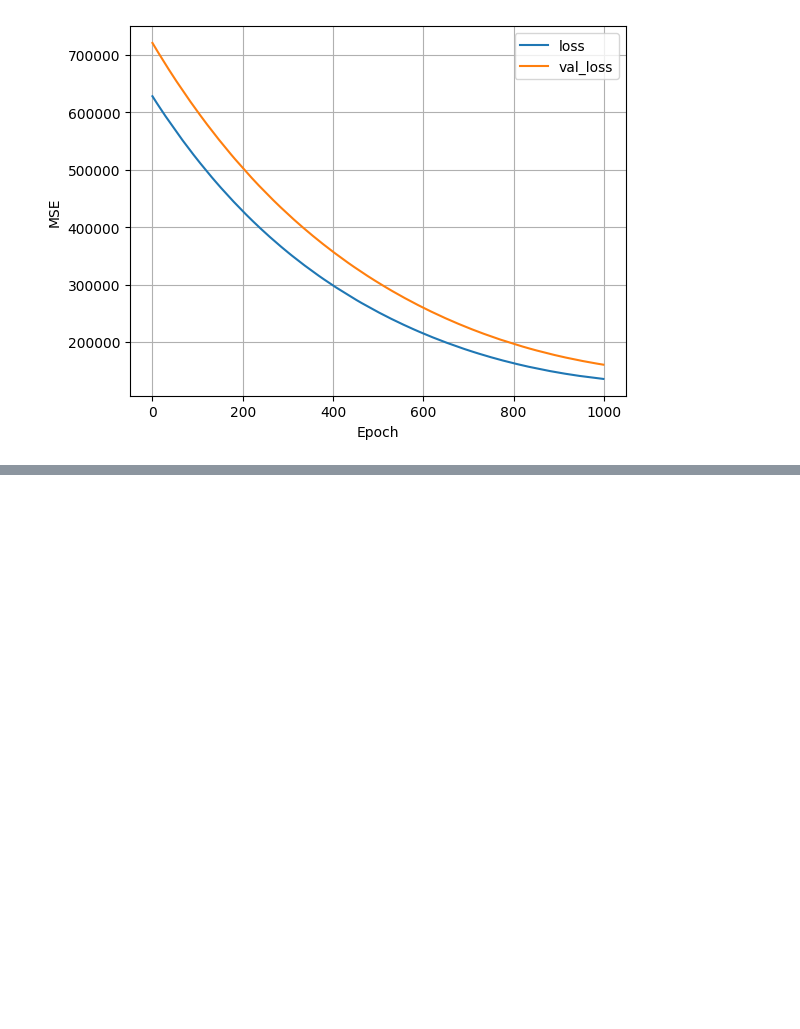
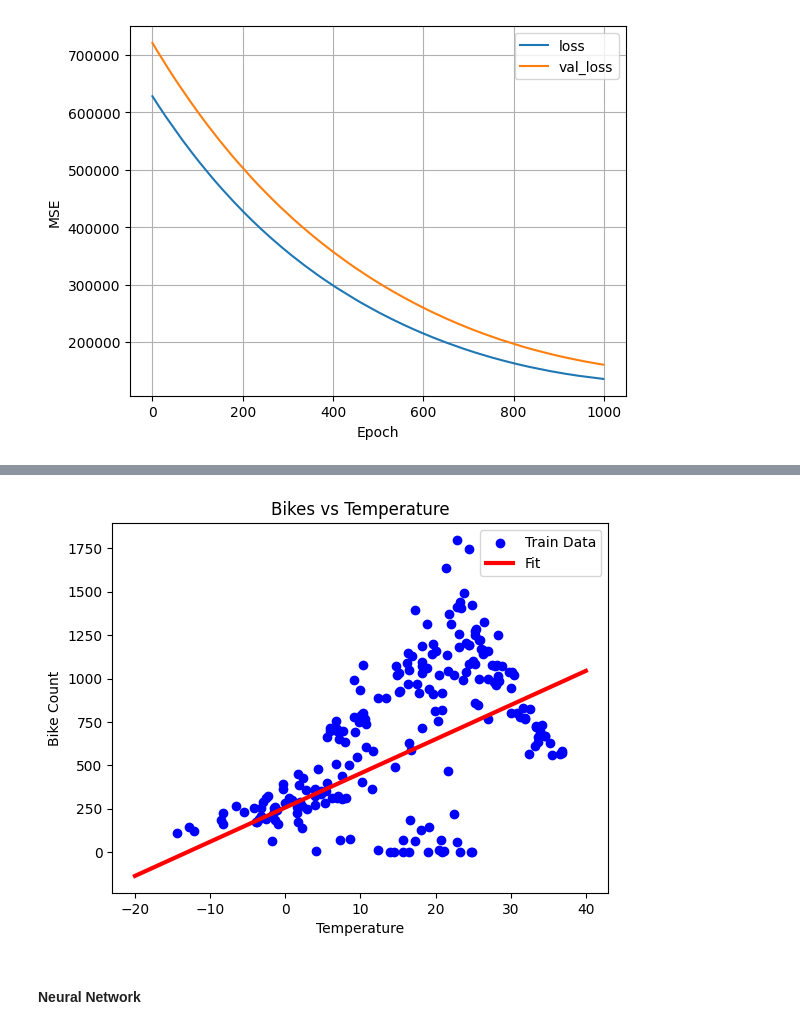
Before and after one commit to ishaanJ91/ml-learning, a Jupyter notebook: bikes-regression.ipynb, the cells around one changed output, grey strips where cells are left out. Saved outputs shown, nothing was run; the diff lists cells and outputs as text; code cells hidden in the pictures; blank space fills up the shorter version.

```diff
--- a/bikes-regression.ipynb
+++ b/bikes-regression.ipynb
@@ -150,3 +150,13 @@ history = temp_nn_model.fit(
 plot_loss(history)
 # %% [output]
 [figure]
+# %%
+plt.scatter(x_train_temp, y_train_temp, label="Train Data", color="blue")
+x = tf.linspace(-20, 40, 100)
+plt.plot(x, temp_nn_model.predict(np.array(x).reshape(-1, 1)), label="Fit", color="red", linewidth=3)
+plt.legend()
+plt.xlabel("Temperature")
+plt.ylabel("Bike Count")
+plt.title("Bikes vs Temperature")
+plt.show()
+# %% [output]
@@ -152,0 +164,3 @@ plot_loss(history)
+[figure, added]
+# %% [markdown]
+#### Neural Network
```
Also changed, not shown: parts of 2 cells of this notebook.
